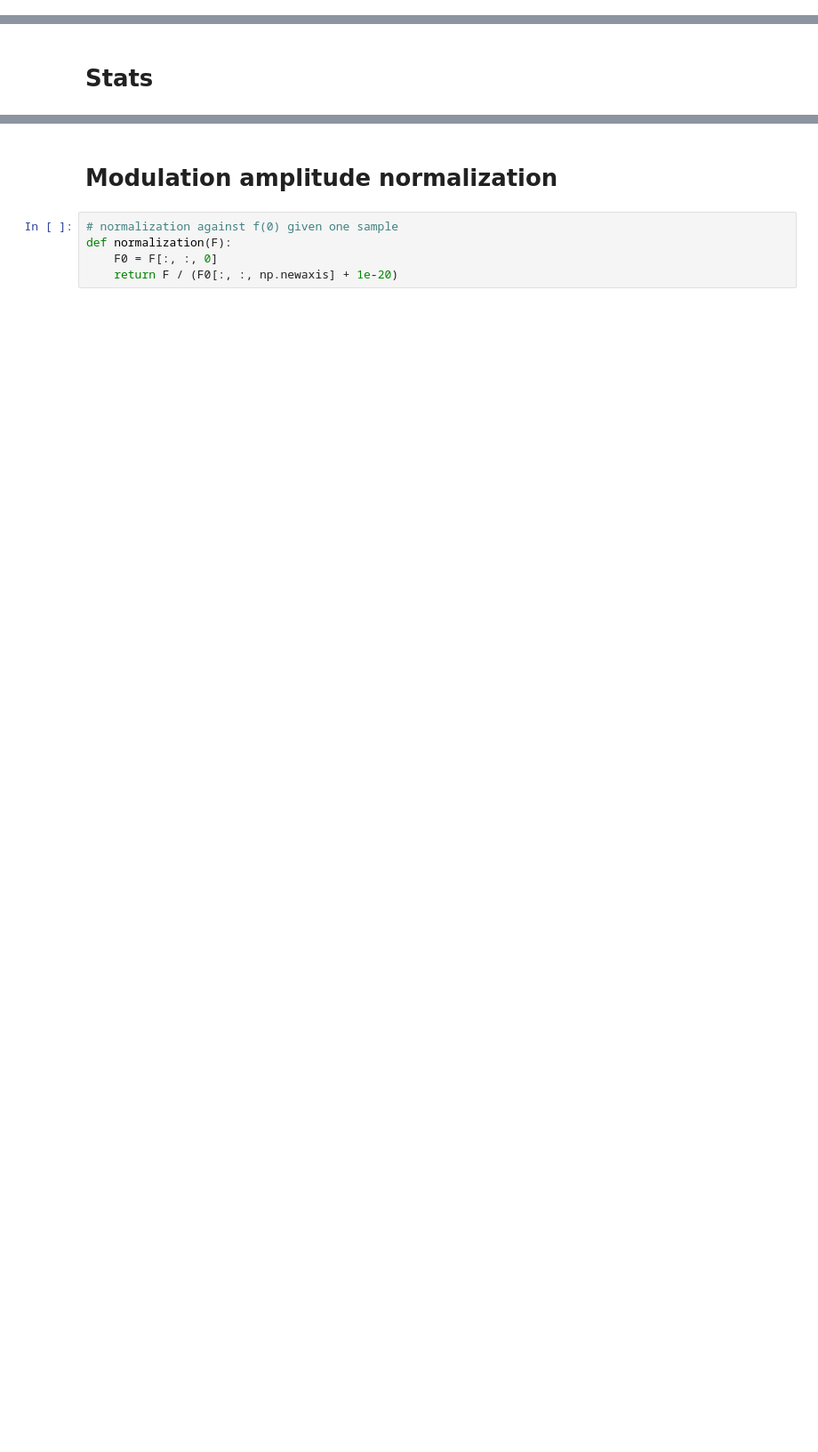
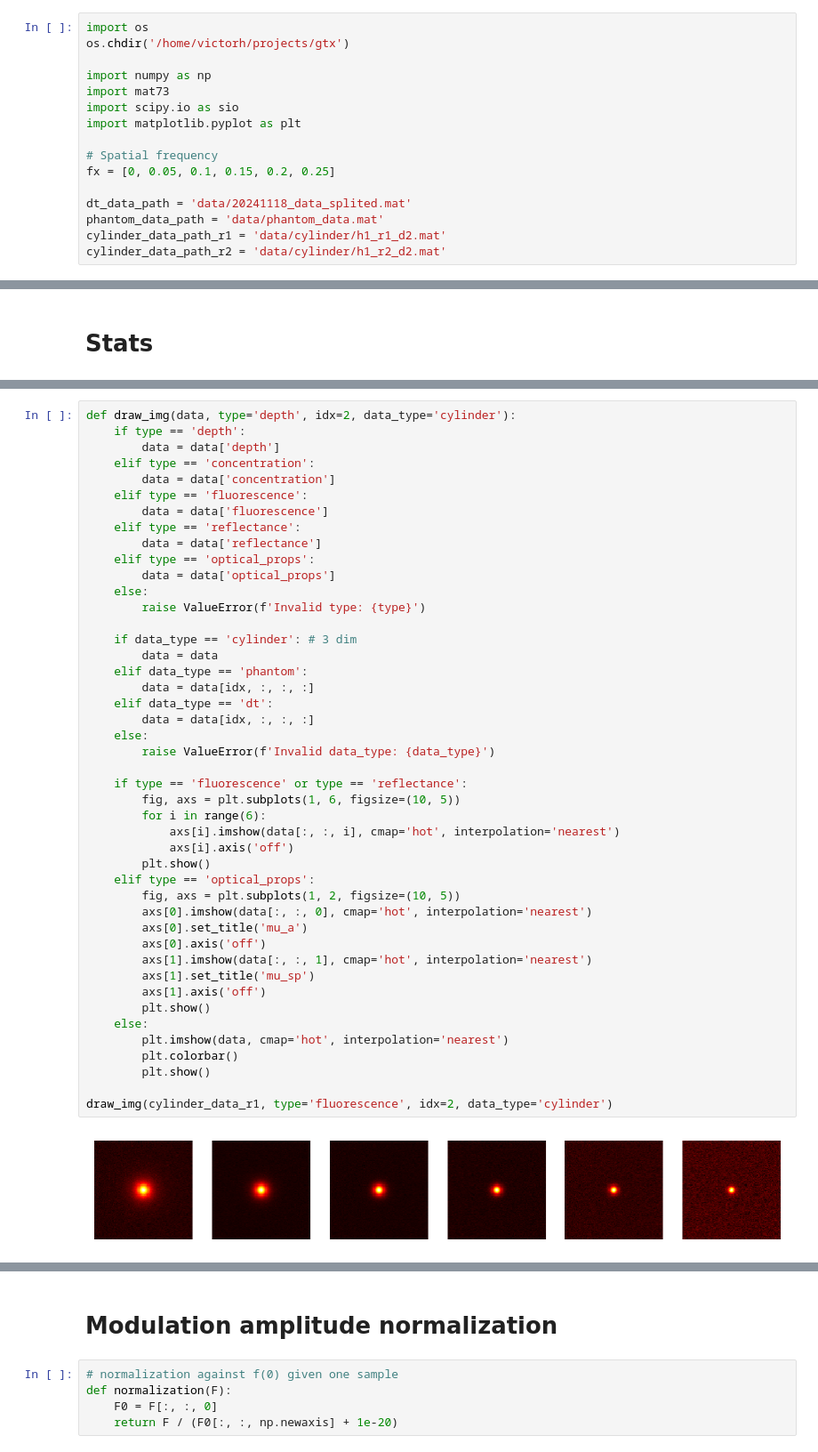
Before and after one commit to VictorH2208/gtx, a Jupyter notebook: numerical/qDFI.ipynb, the cells around one changed output, grey strips where cells are left out. Shown: that part at 89% size. Cells and saved outputs as stored; diff of their text form; blank space fills up the shorter version.

```diff
--- a/numerical/qDFI.ipynb
+++ b/numerical/qDFI.ipynb
@@ -0,0 +1,16 @@
+# %%
+import os
+os.chdir('/home/victorh/projects/gtx')
+
+import numpy as np
+import mat73
+import scipy.io as sio
+import matplotlib.pyplot as plt
+
+# Spatial frequency
+fx = [0, 0.05, 0.1, 0.15, 0.2, 0.25]
+
+dt_data_path = 'data/20241118_data_splited.mat'
+phantom_data_path = 'data/phantom_data.mat'
+cylinder_data_path_r1 = 'data/cylinder/h1_r1_d2.mat'
+cylinder_data_path_r2 = 'data/cylinder/h1_r2_d2.mat'
@@ -71 +117,48 @@ plt.show()
+# %%
+def draw_img(data, type='depth', idx=2, data_type='cylinder'):
+    if type == 'depth':
+        data = data['depth']
+    elif type == 'concentration':
+        data = data['concentration']
+    elif type == 'fluorescence':
+        data = data['fluorescence']
+    elif type == 'reflectance':
+        data = data['reflectance']
+    elif type == 'optical_props':
+        data = data['optical_props']
+    else:
+        raise ValueError(f'Invalid type: {type}')
+
+    if data_type == 'cylinder': # 3 dim
+        data = data
+    elif data_type == 'phantom':
+        data = data[idx, :, :, :]
+    elif data_type == 'dt':
+        data = data[idx, :, :, :]
+    else:
+        raise ValueError(f'Invalid data_type: {data_type}')
+
+    if type == 'fluorescence' or type == 'reflectance':
+        fig, axs = plt.subplots(1, 6, figsize=(10, 5))
+        for i in range(6):
+            axs[i].imshow(data[:, :, i], cmap='hot', interpolation='nearest')
+            axs[i].axis('off')
+        plt.show()
+    elif type == 'optical_props':
+        fig, axs = plt.subplots(1, 2, figsize=(10, 5))
+        axs[0].imshow(data[:, :, 0], cmap='hot', interpolation='nearest')
+        axs[0].set_title('mu_a')
+        axs[0].axis('off')
+        axs[1].imshow(data[:, :, 1], cmap='hot', interpolation='nearest')
+        axs[1].set_title('mu_sp')
+        axs[1].axis('off')
+        plt.show()
+    else:
+        plt.imshow(data, cmap='hot', interpolation='nearest')
+        plt.colorbar()
+        plt.show()
+
+draw_img(cylinder_data_r1, type='fluorescence', idx=2, data_type='cylinder')
+# %% [output]
+[figure, added]
 # %%
```
Also changed, not shown: parts of 20 cells of this notebook, 2 other files.
